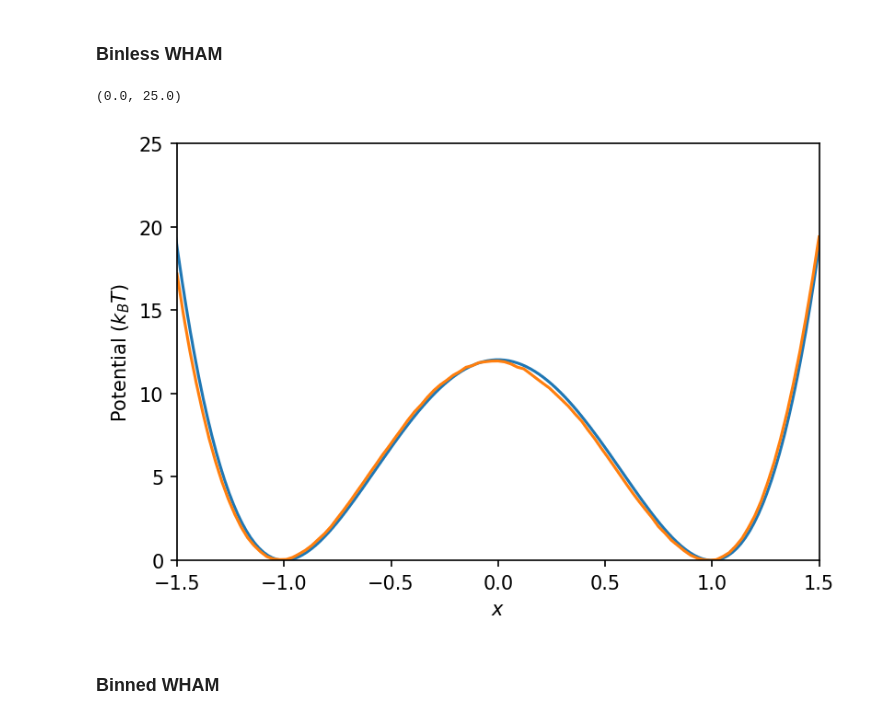
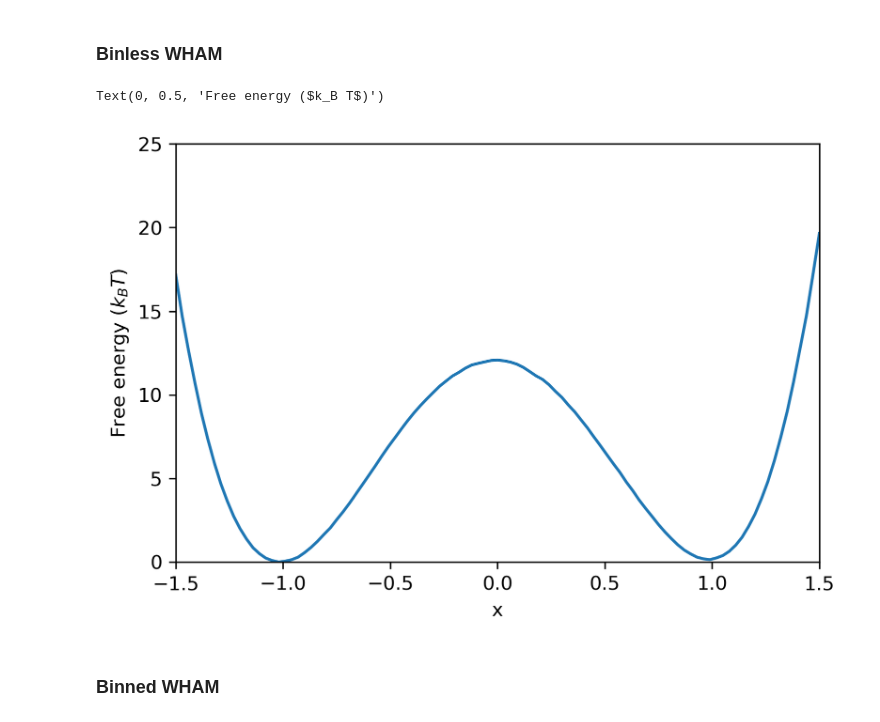
Before and after one commit to apallath/WHAM, a Jupyter notebook: examples/1_1D_umbrella_sampling.ipynb, the cells around one changed output. Saved outputs shown, nothing was run; the diff lists cells and outputs as text; code cells hidden in the pictures.

```diff
--- a/examples/1_1D_umbrella_sampling.ipynb
+++ b/examples/1_1D_umbrella_sampling.ipynb
@@ -291,12 +290,15 @@ for x_0 in x_win:
 # %% [markdown]
 ### Visualizing histograms along $x$ coordinate
 # %%
-fig, ax = plt.subplots(dpi=150)
+fig, ax = plt.subplots(dpi=300)
 
-cm = plt.get_cmap('spring')
-ax.set_prop_cycle(color=[cm(1.*i/len(x_win)) for i in range(len(x_win))])
+cmap = plt.get_cmap('spring')
+ax.set_prop_cycle(color=[cmap(1.*i/len(x_win)) for i in range(len(x_win))])
 
 for x_0 in x_win:
     t, traj = single_particle_ld.TrajectoryReader("examples_out/1D_US/biased/k{}x{:.2f}/traj.dat".format(kappa, x_0)).read_traj()
     ax.hist(traj[2000:, 0], bins=30, alpha=0.8)
+
+ax.set_xlabel("x")
+ax.set_ylabel("Count")
 # %% [output]
@@ -327,13 +330,16 @@ beta = 1000 / (8.3145 * 300)
 # %%
 calc_binless = binless.Calc1D()
 bF, _, _ = calc_binless.compute_betaF_profile(x_it, x_bin, u_i, beta=beta)
-fig, ax, _, _ = vis.plot_projection_x()
+#fig, ax, _, _ = vis.plot_projection_x()
+fig, ax = plt.subplots(dpi=300)
 ax.plot(x_bin, bF - np.min(bF))
 ax.set_xlim(-1.5, 1.5)
 ax.set_ylim(0, 25)
+ax.set_xlabel("x")
+ax.set_ylabel(r"Free energy ($k_B T$)")
 # %% [output]
-(0.0, 25.0)
+Text(0, 0.5, 'Free energy ($k_B T$)')
-[figure, old version]
+[figure, new version]
 # %% [markdown]
 ### Binned WHAM
 # %%
```
Also changed, not shown: parts of 23 cells of this notebook, 3 other files.
